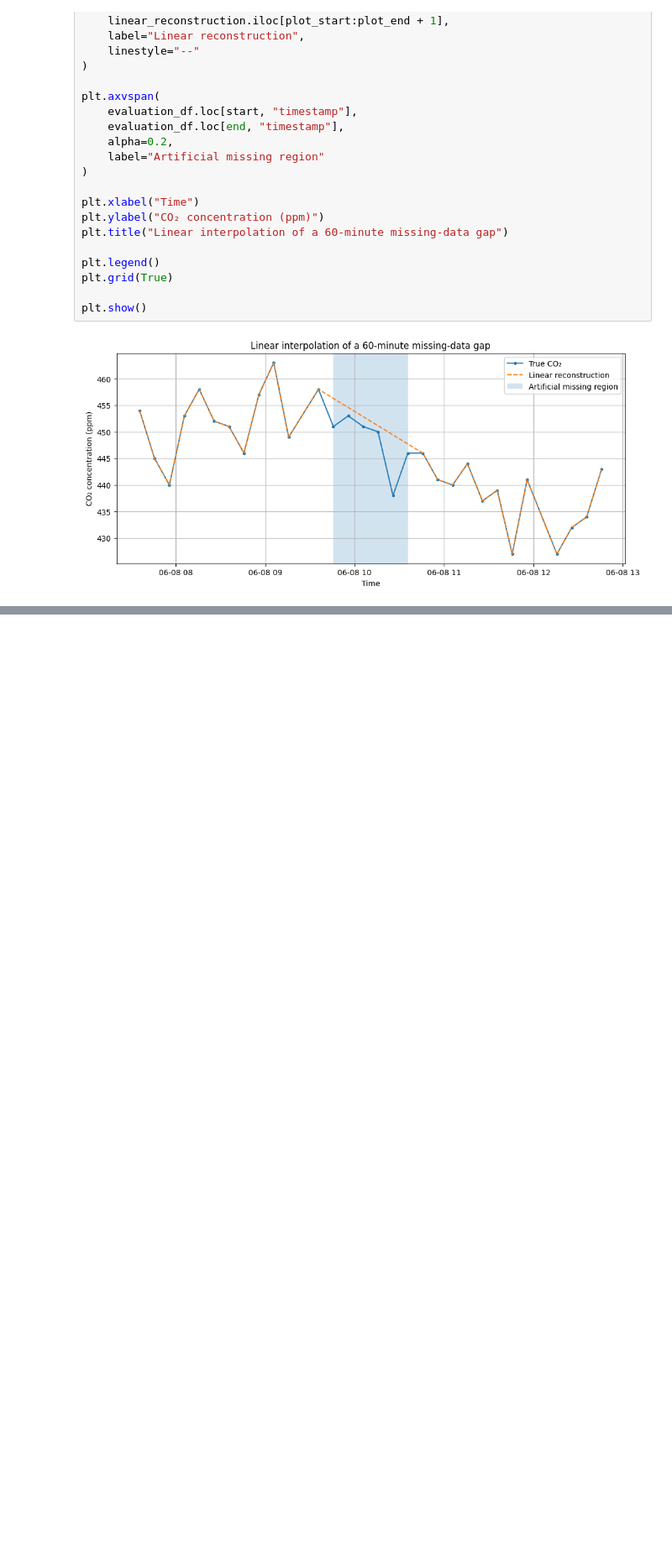
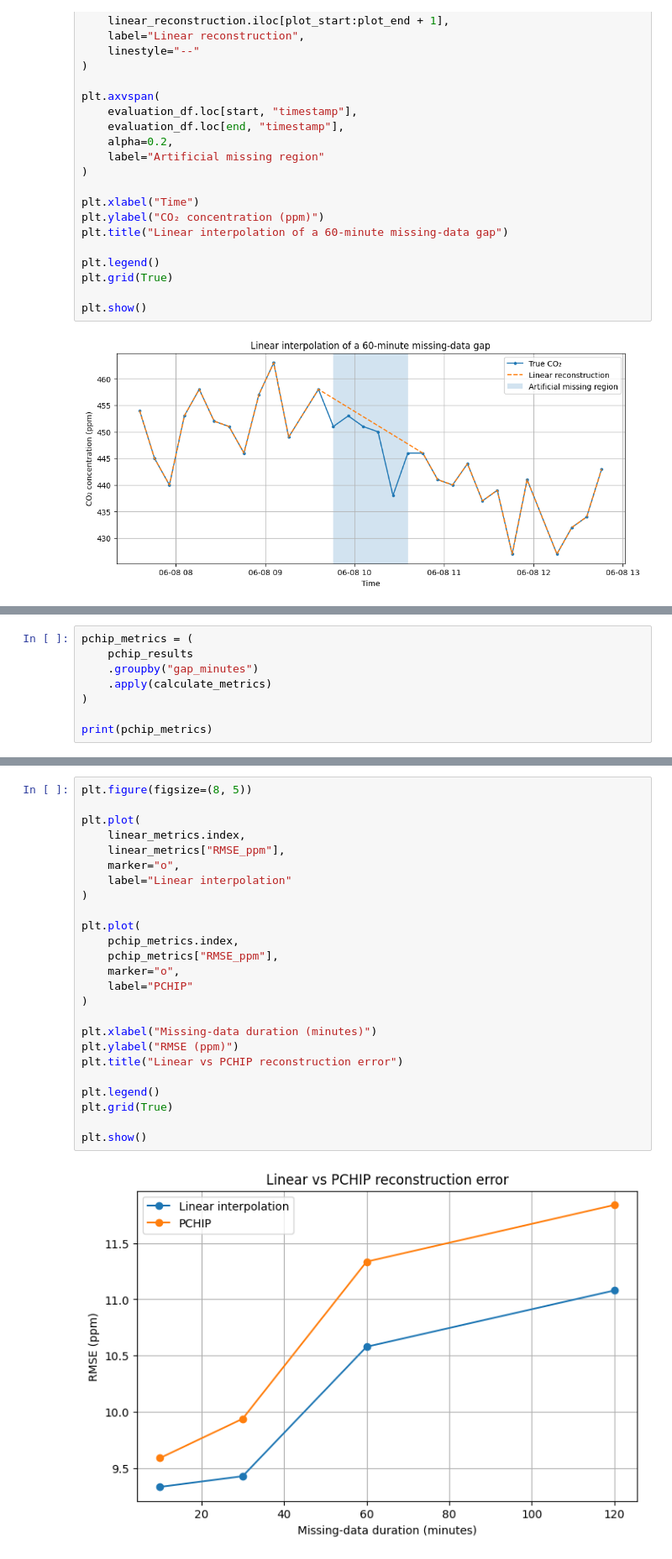
Before and after one commit to erica-teoh/MMA3001-CO2-Reconstruction, a Jupyter notebook: MMA3001_CO2_Reconstruction.ipynb, the cells around one changed output, grey strips where cells are left out. Shown at 84% size. Saved outputs shown, nothing was run; the diff lists cells and outputs as text; blank space fills up the shorter version.

Commit message:
Stage 5: compare PCHIP with linear interpolation

```diff
--- a/MMA3001_CO2_Reconstruction.ipynb
+++ b/MMA3001_CO2_Reconstruction.ipynb
@@ -775,0 +842,8 @@ plt.show()
+# %%
+pchip_metrics = (
+    pchip_results
+    .groupby("gap_minutes")
+    .apply(calculate_metrics)
+)
+
+print(pchip_metrics)
@@ -775,0 +882,27 @@ plt.show()
+# %%
+plt.figure(figsize=(8, 5))
+
+plt.plot(
+    linear_metrics.index,
+    linear_metrics["RMSE_ppm"],
+    marker="o",
+    label="Linear interpolation"
+)
+
+plt.plot(
+    pchip_metrics.index,
+    pchip_metrics["RMSE_ppm"],
+    marker="o",
+    label="PCHIP"
+)
+
+plt.xlabel("Missing-data duration (minutes)")
+plt.ylabel("RMSE (ppm)")
+plt.title("Linear vs PCHIP reconstruction error")
+
+plt.legend()
+plt.grid(True)
+
+plt.show()
+# %% [output]
+[figure, added]
```
Also changed, not shown: parts of 6 cells of this notebook.
